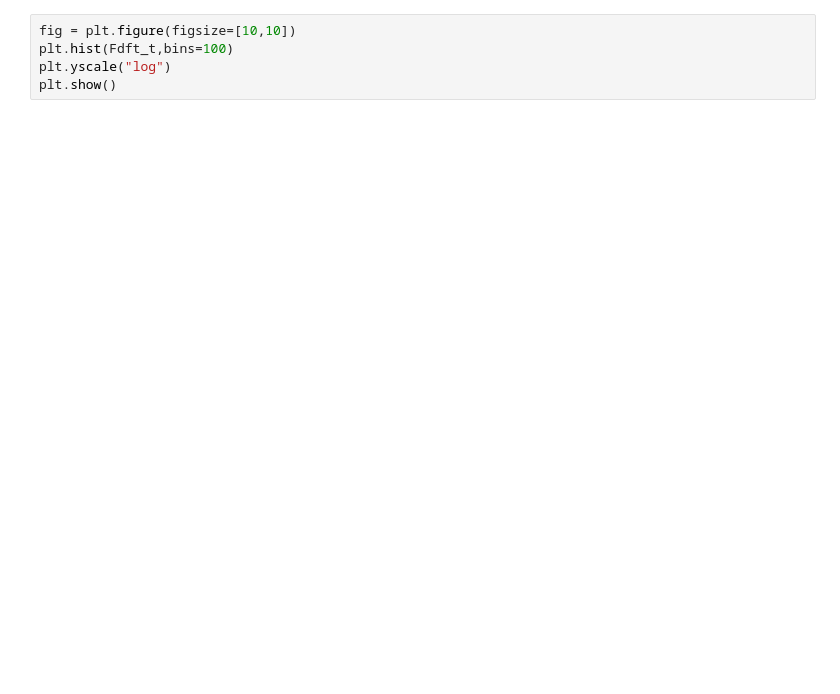
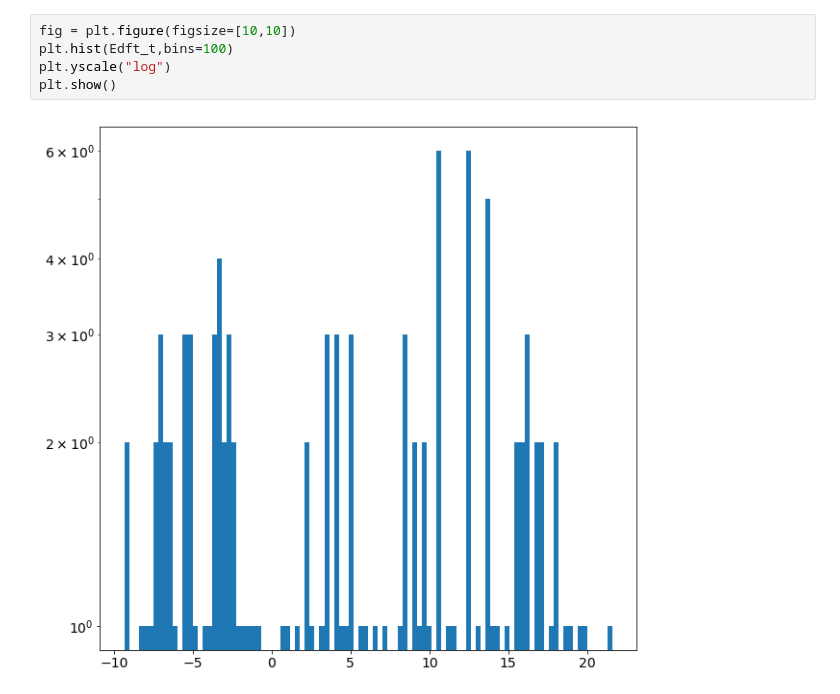
Before and after one commit to Jussmith01/ANI-Tools, a Jupyter notebook: notebooks/eval_testset.ipynb, the cells around one changed output. Cells and saved outputs as stored; diff of their text form; blank space fills up the shorter version.

```diff
--- a/notebooks/eval_testset.ipynb
+++ b/notebooks/eval_testset.ipynb
@@ -140,8 +263,10 @@ ens.plot_corr_dist(Edft_t,Eani_t,xlabel='Target Energy',ylabel='Predicted Energy
 # %%
 fig = plt.figure(figsize=[10,10])
-plt.hist(Fdft_t,bins=100)
+plt.hist(Edft_t,bins=100)
 plt.yscale("log")
 plt.show()
+# %% [output]
+[figure, added]
 # %%
 fig = plt.figure(figsize=[10,10])
 plt.hist(np.linalg.norm(Fdft_t,axis=1),bins=100)
```
Also changed, not shown: parts of 16 cells of this notebook, 2 other files.
